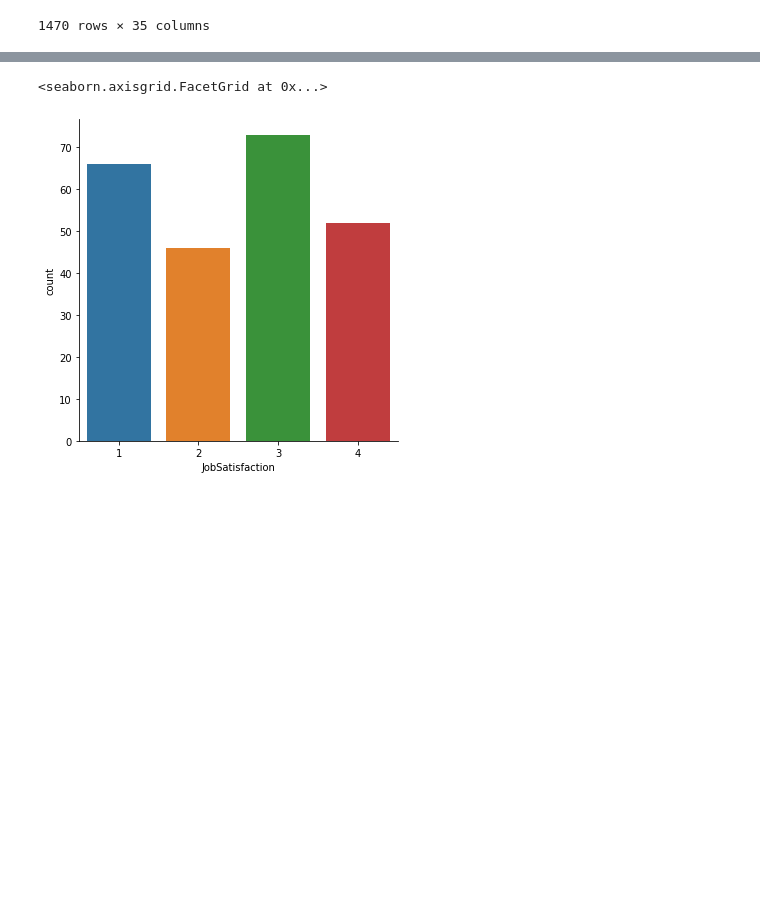
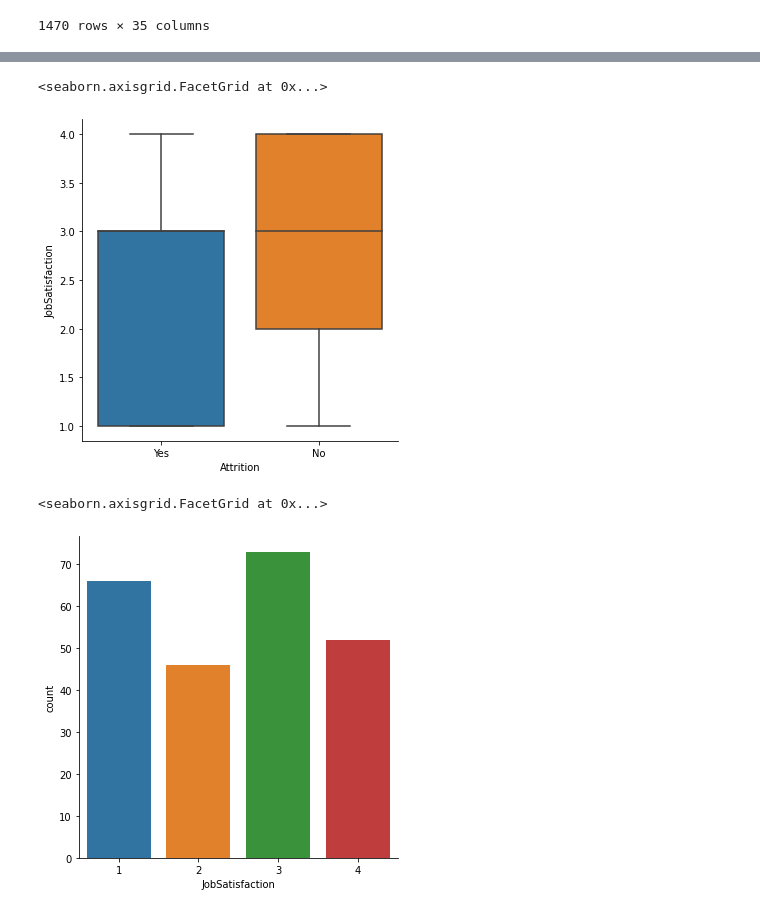
Before and after one commit to AlexRandria/python_numpy, a Jupyter notebook: pandasExo.ipynb, the cells around one changed output, grey strips where cells are left out. Drawn from its saved outputs; the diff is of its cells as text; code cells hidden in the pictures; blank space fills up the shorter version.

```diff
--- a/pandasExo.ipynb
+++ b/pandasExo.ipynb
@@ -190,6 +190,11 @@ ibm.describe(include="all")
 | 50% | 36.000000 | NaN | NaN | 802.000000 | NaN | 7.000000 | 3.000000 | ... |
 | 75% | 43.000000 | NaN | NaN | 1157.000000 | NaN | 14.000000 | 4.000000 | ... |
 | max | 60.000000 | NaN | NaN | 1499.000000 | NaN | 29.000000 | 5.000000 | ... |
+# %%
+sb.catplot(y="JobSatisfaction", x="Attrition", data=ibm, kind="box")
+# %% [output]
+<seaborn.axisgrid.FacetGrid at 0x...>
+[figure, added]
 # %%
 sb.catplot(x="JobSatisfaction", data = ibm[ibm['Attrition'] == "Yes"], kind="count")
 # %% [output]
```
Also changed, not shown: parts of 19 cells of this notebook, 1 other file.
